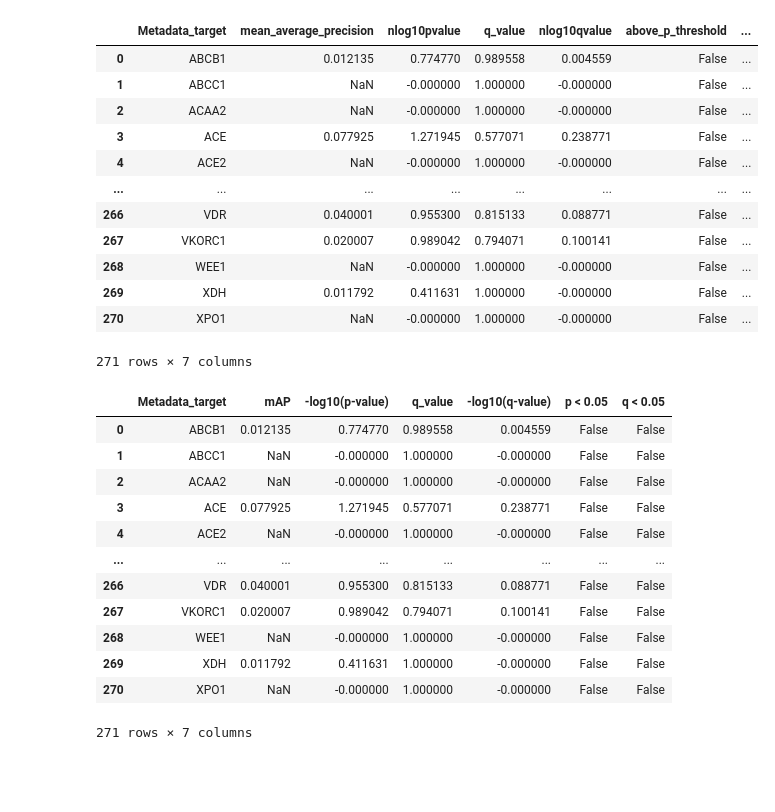
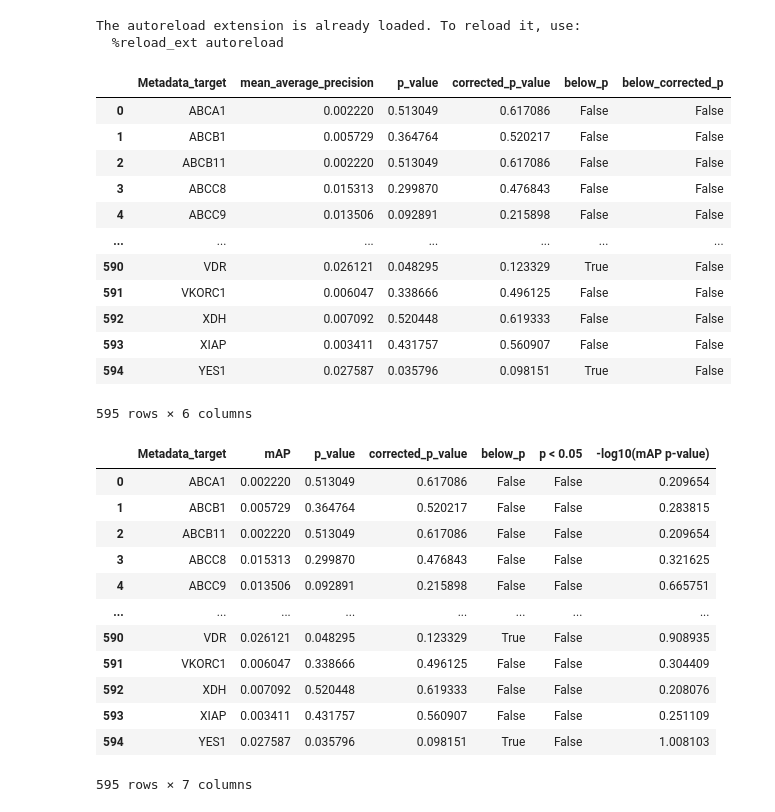
Before and after one commit to alxndrkalinin/grit-benchmark, a Jupyter notebook: 1.calculate-metrics/lincs/bio_relevance.ipynb, the cells around one changed output. Drawn from its saved outputs; the diff is of its cells as text; code cells hidden in the pictures; blank space fills up the shorter version.

```diff
--- a/1.calculate-metrics/lincs/bio_relevance.ipynb
+++ b/1.calculate-metrics/lincs/bio_relevance.ipynb
@@ -1,6 +1,8 @@
 # %%
 %load_ext autoreload
 %autoreload 2
+
+import sys
 
 import numpy as np
 import pandas as pd
@@ -9,48 +11,58 @@ import matplotlib.pyplot as plt
 
 from cytominer_eval import evaluate_metrics
 
-# from utils import remove_empty_wells
+sys.path.append("..")
+from plot_utils import plot_map_x3
 
-plt.rcParams["font.family"] = ["Roboto"]
-plt.rcParams["font.size"] = 14
+from matplotlib import font_manager
+font_path = '../../../open-sans/OpenSans-Regular.ttf'  # Your font path goes here
+font_manager.fontManager.addfont(font_path)
+prop = font_manager.FontProperties(fname=font_path)
+
+plt.rcParams["font.family"] = ["Open Sans"]
+plt.rcParams["font.size"] = 16
+# %% [output]
+The autoreload extension is already loaded. To reload it, use:
+  %reload_ext autoreload
 # %%
-bio_map = pd.read_csv("outputs/map_biological.csv.gz")
+bio_map = pd.read_csv("outputs/gcp0004/map_biological.csv.gz")
 bio_map
 # %% [output]
-|  | Metadata_target | mean_average_precision | nlog10pvalue | q_value | nlog10qvalue | above_p_threshold | ... |
-| 0 | ABCB1 | 0.012135 | 0.774770 | 0.989558 | 0.004559 | False | ... |
-| 1 | ABCC1 | NaN | -0.000000 | 1.000000 | -0.000000 | False | ... |
-| 2 | ACAA2 | NaN | -0.000000 | 1.000000 | -0.000000 | False | ... |
-| 3 | ACE | 0.077925 | 1.271945 | 0.577071 | 0.238771 | False | ... |
-| 4 | ACE2 | NaN | -0.000000 | 1.000000 | -0.000000 | False | ... |
-| ... | ... | ... | ... | ... | ... | ... | ... |
-| 266 | VDR | 0.040001 | 0.955300 | 0.815133 | 0.088771 | False | ... |
-| 267 | VKORC1 | 0.020007 | 0.989042 | 0.794071 | 0.100141 | False | ... |
-| 268 | WEE1 | NaN | -0.000000 | 1.000000 | -0.000000 | False | ... |
-| 269 | XDH | 0.011792 | 0.411631 | 1.000000 | -0.000000 | False | ... |
-| 270 | XPO1 | NaN | -0.000000 | 1.000000 | -0.000000 | False | ... |
+|  | Metadata_target | mean_average_precision | p_value | corrected_p_value | below_p | below_corrected_p |
+| 0 | ABCA1 | 0.002220 | 0.513049 | 0.617086 | False | False |
+| 1 | ABCB1 | 0.005729 | 0.364764 | 0.520217 | False | False |
+| 2 | ABCB11 | 0.002220 | 0.513049 | 0.617086 | False | False |
+| 3 | ABCC8 | 0.015313 | 0.299870 | 0.476843 | False | False |
+| 4 | ABCC9 | 0.013506 | 0.092891 | 0.215898 | False | False |
+| ... | ... | ... | ... | ... | ... | ... |
+| 590 | VDR | 0.026121 | 0.048295 | 0.123329 | True | False |
+| 591 | VKORC1 | 0.006047 | 0.338666 | 0.496125 | False | False |
+| 592 | XDH | 0.007092 | 0.520448 | 0.619333 | False | False |
+| 593 | XIAP | 0.003411 | 0.431757 | 0.560907 | False | False |
+| 594 | YES1 | 0.027587 | 0.035796 | 0.098151 | True | False |
-271 rows × 7 columns
+595 rows × 6 columns
 # %%
+bio_map["-log10(mAP p-value)"] = -np.log10(bio_map.corrected_p_value)
 bio_map.rename({
     "mean_average_precision": "mAP",
-    "nlog10pvalue": "-log10(p-value)",
-    "nlog10qvalue": "-log10(q-value)",
-    "above_p_threshold": "p < 0.05",
-    "above_q_threshold": "q < 0.05"
+    # "corrected_p_value": "-log10(mAP p-value)",
+    # "nlog10qvalue": "-log10(q-value)",
+    "below_corrected_p": "p < 0.05",
+    # "above_q_threshold": "q < 0.05"
     }, axis=1, inplace=True)
 bio_map
 # %% [output]
-|  | Metadata_target | mAP | -log10(p-value) | q_value | -log10(q-value) | p < 0.05 | q < 0.05 |
-| 0 | ABCB1 | 0.012135 | 0.774770 | 0.989558 | 0.004559 | False | False |
-| 1 | ABCC1 | NaN | -0.000000 | 1.000000 | -0.000000 | False | False |
-| 2 | ACAA2 | NaN | -0.000000 | 1.000000 | -0.000000 | False | False |
-| 3 | ACE | 0.077925 | 1.271945 | 0.577071 | 0.238771 | False | False |
-| 4 | ACE2 | NaN | -0.000000 | 1.000000 | -0.000000 | False | False |
+|  | Metadata_target | mAP | p_value | corrected_p_value | below_p | p < 0.05 | -log10(mAP p-value) |
+| 0 | ABCA1 | 0.002220 | 0.513049 | 0.617086 | False | False | 0.209654 |
+| 1 | ABCB1 | 0.005729 | 0.364764 | 0.520217 | False | False | 0.283815 |
+| 2 | ABCB11 | 0.002220 | 0.513049 | 0.617086 | False | False | 0.209654 |
+| 3 | ABCC8 | 0.015313 | 0.299870 | 0.476843 | False | False | 0.321625 |
+| 4 | ABCC9 | 0.013506 | 0.092891 | 0.215898 | False | False | 0.665751 |
 | ... | ... | ... | ... | ... | ... | ... | ... |
-| 266 | VDR | 0.040001 | 0.955300 | 0.815133 | 0.088771 | False | False |
-| 267 | VKORC1 | 0.020007 | 0.989042 | 0.794071 | 0.100141 | False | False |
-| 268 | WEE1 | NaN | -0.000000 | 1.000000 | -0.000000 | False | False |
-| 269 | XDH | 0.011792 | 0.411631 | 1.000000 | -0.000000 | False | False |
-| 270 | XPO1 | NaN | -0.000000 | 1.000000 | -0.000000 | False | False |
+| 590 | VDR | 0.026121 | 0.048295 | 0.123329 | True | False | 0.908935 |
+| 591 | VKORC1 | 0.006047 | 0.338666 | 0.496125 | False | False | 0.304409 |
+| 592 | XDH | 0.007092 | 0.520448 | 0.619333 | False | False | 0.208076 |
+| 593 | XIAP | 0.003411 | 0.431757 | 0.560907 | False | False | 0.251109 |
+| 594 | YES1 | 0.027587 | 0.035796 | 0.098151 | True | False | 1.008103 |
-271 rows × 7 columns
+595 rows × 7 columns
 # %%
```
Also changed, not shown: parts of 3 cells of this notebook, 9 other files.
